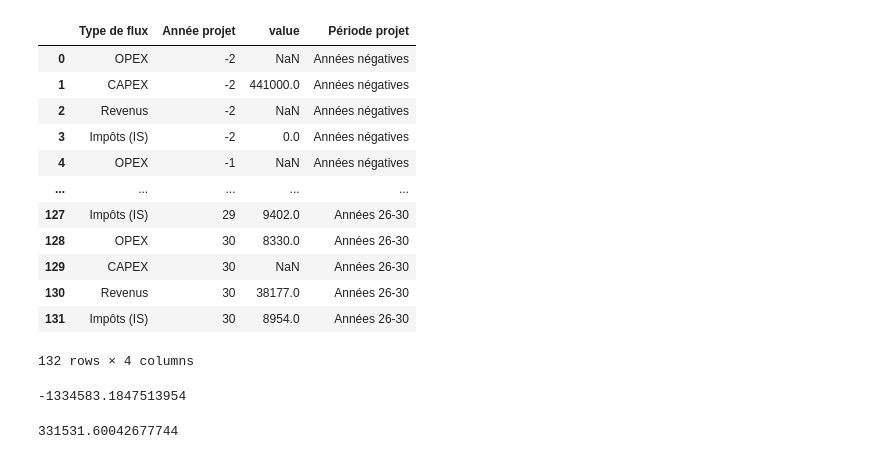
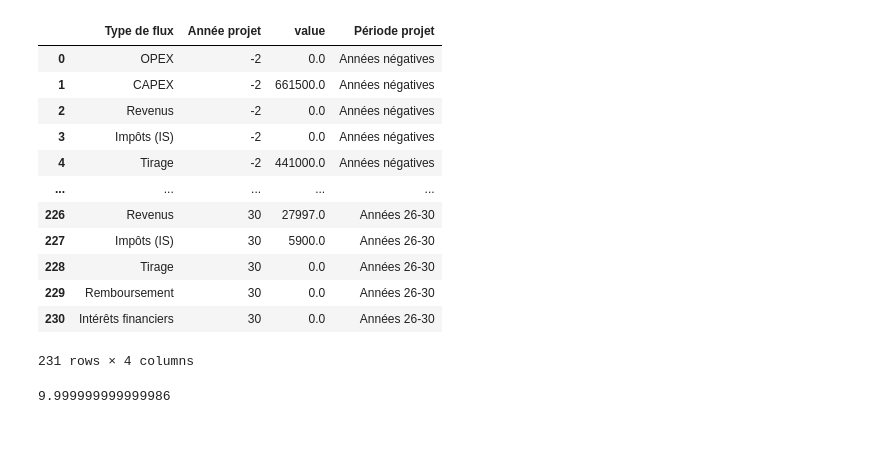
Before and after one commit to RobinsonBeaucour/Finance-Projet-ENR, a Jupyter notebook: bac_de_test.ipynb, the cells around one changed output. Saved outputs shown, nothing was run; the diff lists cells and outputs as text; code cells hidden in the pictures.

```diff
--- a/bac_de_test.ipynb
+++ b/bac_de_test.ipynb
@@ -6,16 +7,3 @@ import plotly.graph_objects as go
 import plotly.express as px
 from relife import Weibull
 pd.options.plotting.backend = "plotly"
-# %%
-duree_construction = 3
-duree_projet = 30
-duree_amortissement = 10
-CAPEX = 1200000
-OPEX = CAPEX * 3/100
-dette = CAPEX / 3
-duree_dette = duree_construction + duree_amortissement
-taux_actualisation = 5
-taux_interets = 2
-prod_annuelle_MWh = 2200
-Cfd_price = 75
-taux_imposition = 30/100
@@ -22 +48,17 @@ taux_imposition = 30/100
+# %%
+annee_debut_projet = -2
+annee_fin_projet = 30
+
+list_capex = [Capex(-1200000,-2,0,10),Capex(-1200000/12,15,17,5)]
+list_opex = [Opex(-1200000*3/100,1,30)]
+liste_dette = [Dette(1200000/3,-2,10), Dette(1200000/12,5,15)]
+list_prix_MWh = [Prix_MWh(75,1,15),Prix_MWh(55,16,30)]
+list_prod = [Production(2200,1,1,30)]
+
+taux_actualisation = 5
+taux_interets = 2
+capacite = 1
+prod_annuelle_MWh = 2200
+Cfd_price = 75
+taux_imposition = 30/100
 # %%
@@ -92,27 +160,27 @@ fig.add_trace(
 # %%
 def groupement_année(k):
     if k<=0:
         return "Années négatives"
     else:
         return f"Années {((k-1)//5)*5+1}-{((k-1)//5+1)*5}"
-de = pd.melt(dd.loc[["OPEX","CAPEX","Revenus","Impôts (IS)"]].reset_index(),id_vars="index").rename({"variable":"Année projet","index":"Type de flux"},axis=1)
+de = pd.melt(dd.loc[["OPEX","CAPEX","Revenus","Impôts (IS)","Tirage","Remboursement","Intérêts financiers"]].reset_index(),id_vars="index").rename({"variable":"Année projet","index":"Type de flux"},axis=1)
 de["value"] = de["value"].abs().round()
 de["Période projet"] = de["Année projet"].apply(groupement_année)
 de
 # %% [output]
 |  | Type de flux | Année projet | value | Période projet |
-| 0 | OPEX | -2 | NaN | Années négatives |
-| 1 | CAPEX | -2 | 441000.0 | Années négatives |
-| 2 | Revenus | -2 | NaN | Années négatives |
+| 0 | OPEX | -2 | 0.0 | Années négatives |
+| 1 | CAPEX | -2 | 661500.0 | Années négatives |
+| 2 | Revenus | -2 | 0.0 | Années négatives |
 | 3 | Impôts (IS) | -2 | 0.0 | Années négatives |
-| 4 | OPEX | -1 | NaN | Années négatives |
+| 4 | Tirage | -2 | 441000.0 | Années négatives |
 | ... | ... | ... | ... | ... |
-| 127 | Impôts (IS) | 29 | 9402.0 | Années 26-30 |
-| 128 | OPEX | 30 | 8330.0 | Années 26-30 |
-| 129 | CAPEX | 30 | NaN | Années 26-30 |
-| 130 | Revenus | 30 | 38177.0 | Années 26-30 |
-| 131 | Impôts (IS) | 30 | 8954.0 | Années 26-30 |
+| 226 | Revenus | 30 | 27997.0 | Années 26-30 |
+| 227 | Impôts (IS) | 30 | 5900.0 | Années 26-30 |
+| 228 | Tirage | 30 | 0.0 | Années 26-30 |
+| 229 | Remboursement | 30 | 0.0 | Années 26-30 |
+| 230 | Intérêts financiers | 30 | 0.0 | Années 26-30 |
-132 rows × 4 columns
+231 rows × 4 columns
 # %%
 fig = px.treemap(
     de,
@@ -124,13 +192,7 @@ fig.data[0].textinfo = 'label+value'
 fig.update_traces(root_color="lightgrey")
 fig.update_layout(title = "Valeur actualisé des flux du projet")
 fig.show()
-# %%
-aa = df.loc["CAPEX"]/df.loc["Coef. actualisation"]
-aa.sum()
-# %% [output]
--1334583.1847513954
-# %%
-aa = df.loc["Cash Flow"]/df.loc["Coef. actualisation"]
-aa.sum()
-# %% [output]
-331531.60042677744
+# %%
+npf.irr([30,-10*1.1,-10*1.1**2,-10*1.1**3])*100
+# %% [output]
+9.999999999999986
```
Also changed, not shown: parts of 10 cells of this notebook, 3 other files.
